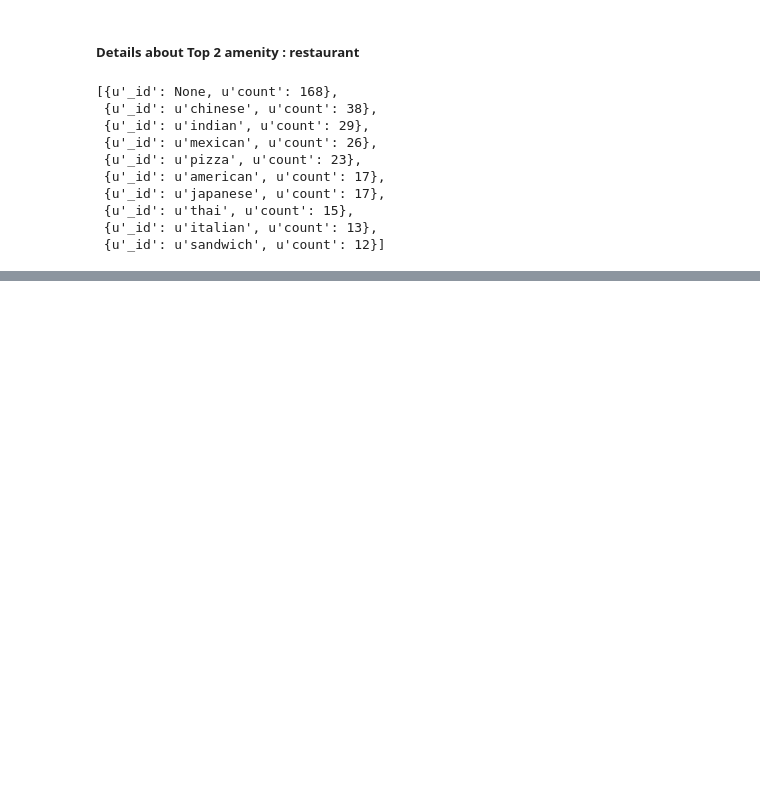
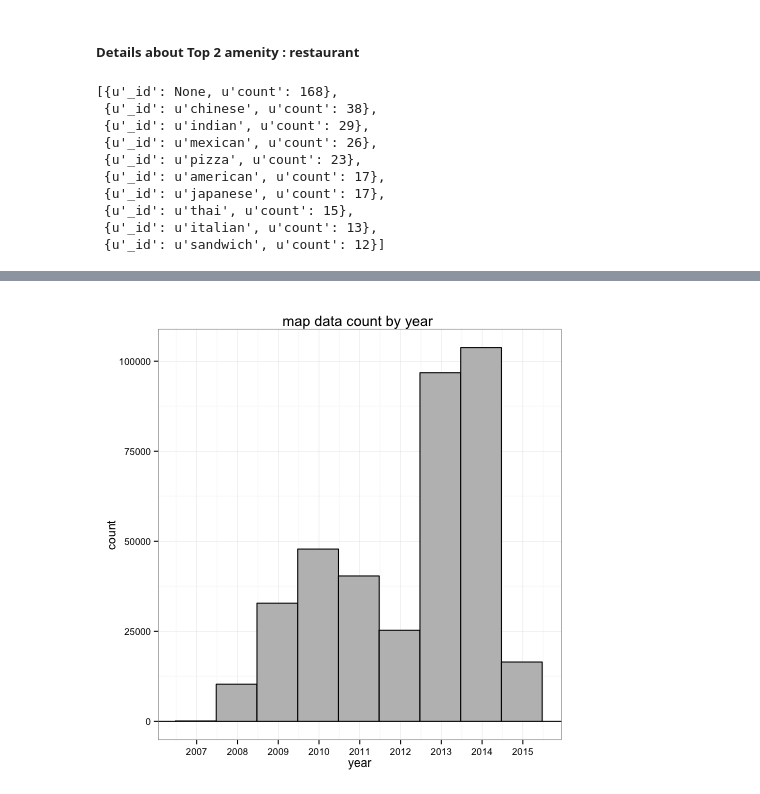
Before and after one commit to yhbyhb/data_analyst_nanodegree_p2, a Jupyter notebook: P2_codes/P2_Data_wrangling_with_mongoDB.ipynb, the cells around one changed output, grey strips where cells are left out. Saved outputs shown, nothing was run; the diff lists cells and outputs as text; code cells hidden in the pictures; blank space fills up the shorter version.

```diff
--- a/P2_codes/P2_Data_wrangling_with_mongoDB.ipynb
+++ b/P2_codes/P2_Data_wrangling_with_mongoDB.ipynb
@@ -273,0 +264,16 @@ pprint(result)
+# %%
+query = [
+    {"$project" : { "_id" : "$id",
+                    "timestamp" : "$created.timestamp",
+                    "year" : { "$year" : "$created.timestamp" },
+                    "month" : { "$month" : "$created.timestamp" },
+                    "dayOfWeek" : { "$dayOfWeek" : "$created.timestamp" },
+                   }}
+]
+results = list(db.osm.aggregate(query))
+%matplotlib inline
+import rpy2
+%load_ext rpy2.ipython
+import pandas as pd
+df = pd.DataFrame(results)
+%R -i df
@@ -273,0 +298,12 @@ pprint(result)
+# %%
+%%R
+p <- ggplot(df, aes(timestamp, ..count..)) +
+    geom_histogram(colour = "black", fill = "gray", binwidth=365*24*60*60) +
+    theme_bw() + xlab('year') + ggtitle('map data count by year ') +
+    scale_x_datetime(breaks = date_breaks("12 months"),
+                     labels = date_format("%Y"),
+                     limits = c(as.POSIXct("2007-01-01"),
+                                as.POSIXct("2015-12-31")) )
+p
+# %% [output]
+[figure, added]
```
Also changed, not shown: parts of 32 cells of this notebook, 7 other files.
